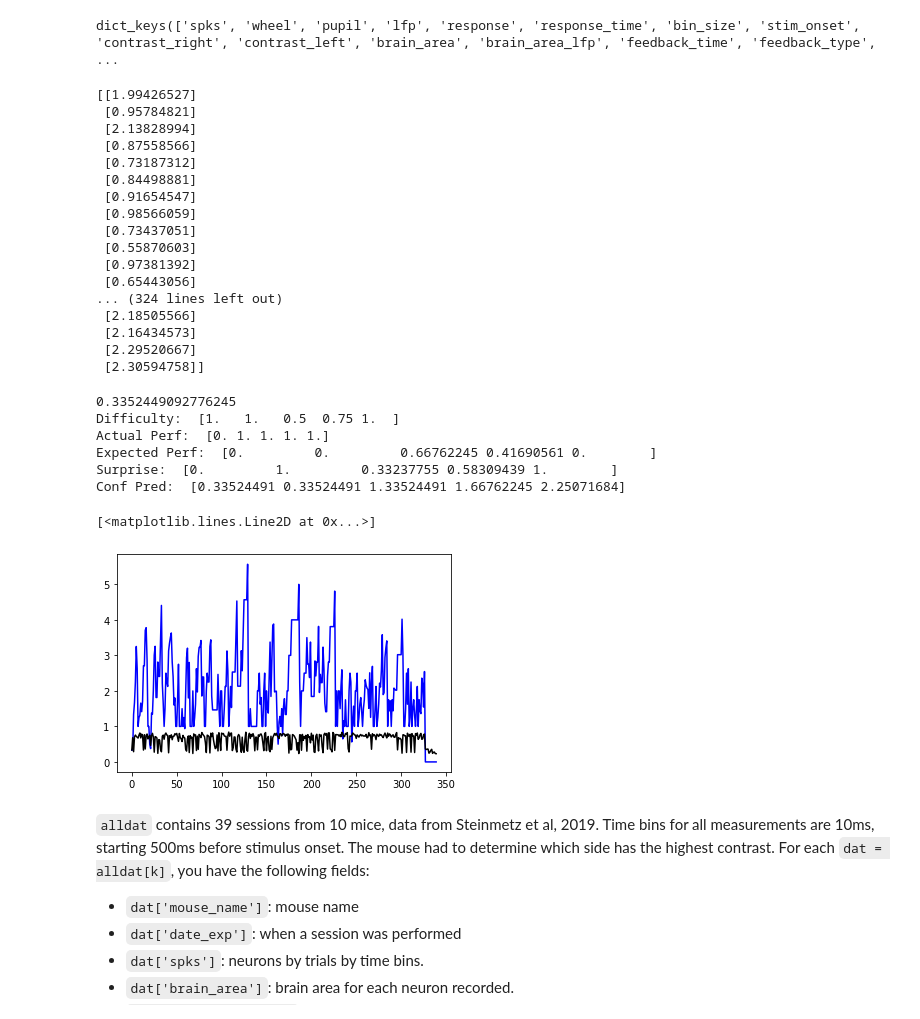
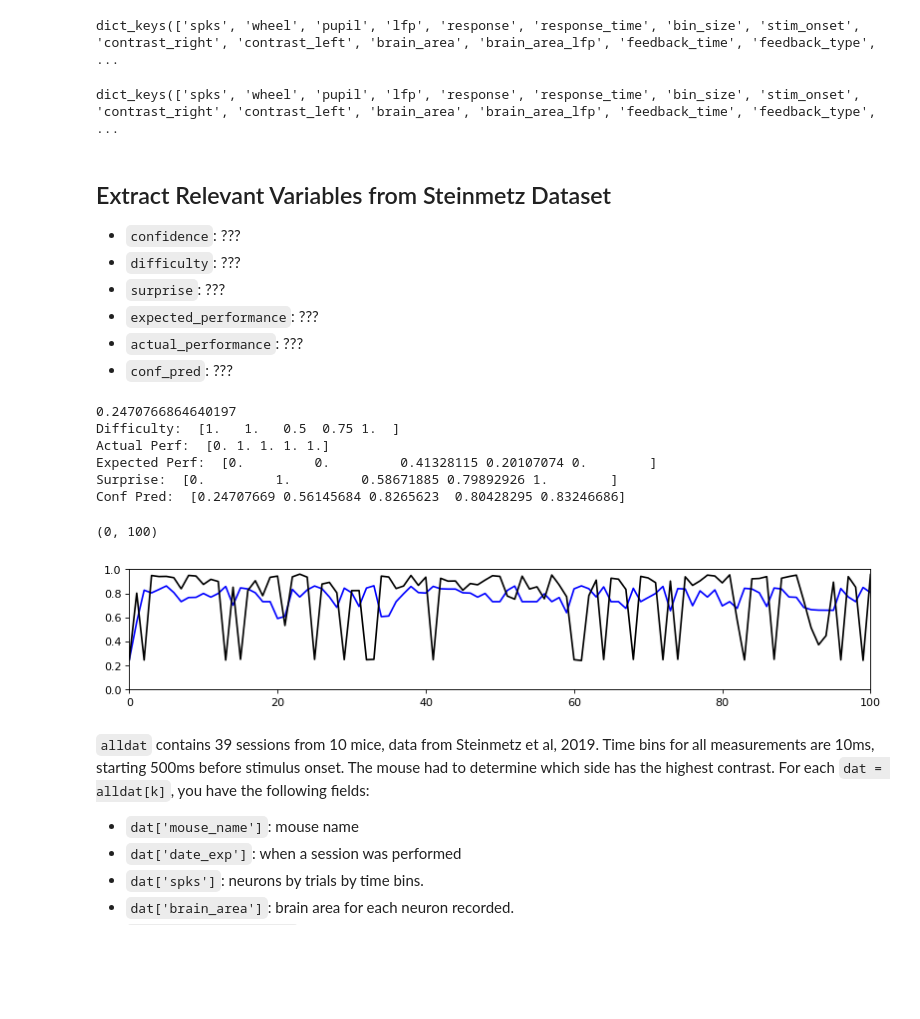
Before and after one commit to jordanlei/neuromatch-project, a Jupyter notebook: tutorial/garrett_steinmetz_tutorial.ipynb, the cells around one changed output. Cells and saved outputs as stored; diff of their text form; code cells hidden in the pictures; blank space fills up the shorter version.

Commit message:
Dummy model implemented for Steinmetz data

```diff
--- a/tutorial/garrett_steinmetz_tutorial.ipynb
+++ b/tutorial/garrett_steinmetz_tutorial.ipynb
@@ -39,64 +35,64 @@ print(dat.keys())
 # %% [output]
 dict_keys(['spks', 'wheel', 'pupil', 'lfp', 'response', 'response_time', 'bin_size', 'stim_onset', 'contrast_right', 'contrast_left', 'brain_area', 'brain_area_lfp', 'feedback_time', 'feedback_type',  ...
-# %%
-print(dat['response_time'])
-# %% [output]
-[[1.99426527]
- [0.95784821]
- [2.13828994]
- [0.87558566]
- [0.73187312]
- [0.84498881]
- [0.91654547]
- [0.98566059]
- [0.73437051]
- [0.55870603]
- [0.97381392]
- [0.65443056]
-... (324 lines left out)
- [2.18505566]
- [2.16434573]
- [2.29520667]
- [2.30594758]]
+# %%
+dat = alldat[11]
+print(dat.keys())
+# %% [output]
+dict_keys(['spks', 'wheel', 'pupil', 'lfp', 'response', 'response_time', 'bin_size', 'stim_onset', 'contrast_right', 'contrast_left', 'brain_area', 'brain_area_lfp', 'feedback_time', 'feedback_type',  ...
+# %% [markdown]
+## Extract Relevant Variables from Steinmetz Dataset
+* `confidence`: ???
+* `difficulty`: ???
+* `surprise`: ???
+* `expected_performance`: ???
+* `actual_performance`: ???
+* `conf_pred`: ???
 # %%
 from matplotlib import rcParams
 from matplotlib import pyplot as plt
+from scipy.special import expit
 
 alpha = 1
-total_time = 3 # in s
+total_time = 2 # in s
 
 # Compute Predicted Confidence
 conf_pred = np.empty([len(dat['response_time']),])
 surprise = np.empty([len(dat['response_time']),])
+expected_performance = np.empty([len(dat['response_time']),])
+# confidence = np.squeeze(1 - ((dat['response_time']-dat['gocue'])/total_time))
 confidence = np.squeeze(1 - ((dat['response_time'])/total_time))
+# confidence = 1/(dat['response_time'])
 actual_performance = (dat['feedback_type']> 0).astype(float)
 difficulty = 1 - np.abs(dat['contrast_right']-dat['contrast_left'])
 
 conf_pred[0] = confidence[0]
 print(confidence[0])
 
 for t in np.arange(len(confidence)-1):
     expected_performance[t+1] = (1-difficulty[t+1])*conf_pred[t]
     surprise[t+1] = actual_performance[t+1] - expected_performance[t+1]
-    conf_pred[t+1] = conf_pred[t] + alpha*(surprise[t+1])
+    conf_pred[t+1] = expit(conf_pred[t] + alpha*(surprise[t+1]))
 
 print("Difficulty: ",difficulty[1:6])
 print("Actual Perf: ",actual_performance[1:6])
 print("Expected Perf: ",expected_performance[1:6])
 print("Surprise: ",surprise[1:6])
 print("Conf Pred: ",conf_pred[0:5])
+plt.figure(num=None, figsize=(12, 2), dpi=80, facecolor='w', edgecolor='k')
 plt.plot(conf_pred,color='blue')
 plt.plot(confidence,color='black')
-# plt.xlim([0,30])
+# plt.plot(difficulty/4 + .5,color='red')
+plt.ylim([0,1])
+plt.xlim([0,100])
 # %% [output]
-0.3352449092776245
+0.2470766864640197
 Difficulty:  [1.   1.   0.5  0.75 1.  ]
 Actual Perf:  [0. 1. 1. 1. 1.]
-Expected Perf:  [0.         0.         0.66762245 0.41690561 0.        ]
-Surprise:  [0.         1.         0.33237755 0.58309439 1.        ]
-Conf Pred:  [0.33524491 0.33524491 1.33524491 1.66762245 2.25071684]
+Expected Perf:  [0.         0.         0.41328115 0.20107074 0.        ]
+Surprise:  [0.         1.         0.58671885 0.79892926 1.        ]
+Conf Pred:  [0.24707669 0.56145684 0.8265623  0.80428295 0.83246686]
-[<matplotlib.lines.Line2D at 0x...>]
+(0, 100)
-[figure, old version]
+[figure, new version]
 # %% [markdown]
 `alldat` contains 39 sessions from 10 mice, data from Steinmetz et al, 2019. Time bins for all measurements are 10ms, starting 500ms before stimulus onset. The mouse had to determine which side has the highest contrast. For each `dat = alldat[k]`, you have the following fields:
 
```
Also changed, not shown: parts of 3 cells of this notebook.
